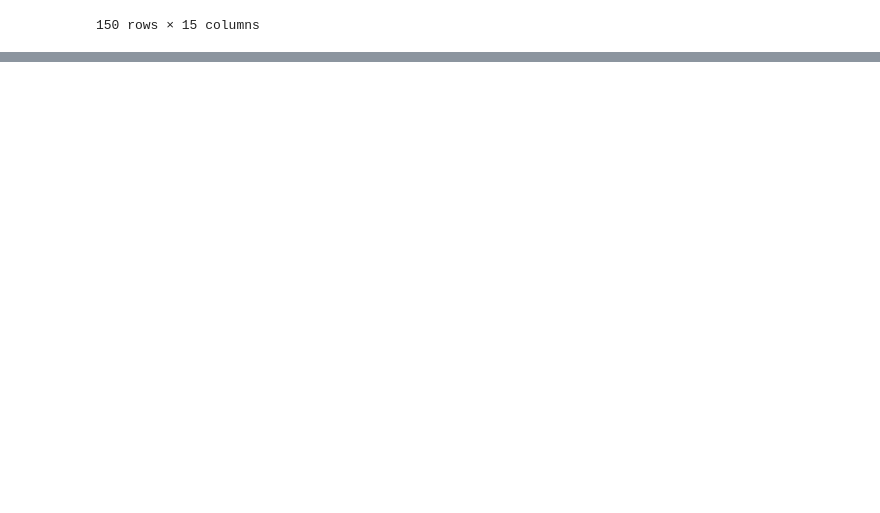
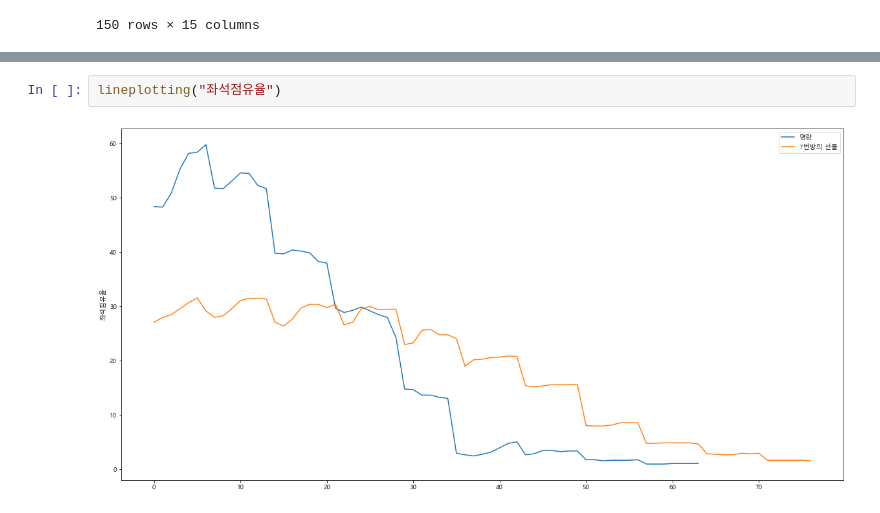
Before and after one commit to HyeogDo/korean_movie, a Jupyter notebook: MR_vs_M7.ipynb, the cells around one changed output, grey strips where cells are left out. Saved outputs shown, nothing was run; the diff lists cells and outputs as text; blank space fills up the shorter version.

```diff
--- a/MR_vs_M7.ipynb
+++ b/MR_vs_M7.ipynb
@@ -49,0 +202,4 @@ m7
+# %%
+lineplotting("좌석점유율")
+# %% [output]
+[figure, added]
```
Also changed, not shown: parts of 38 cells of this notebook.
